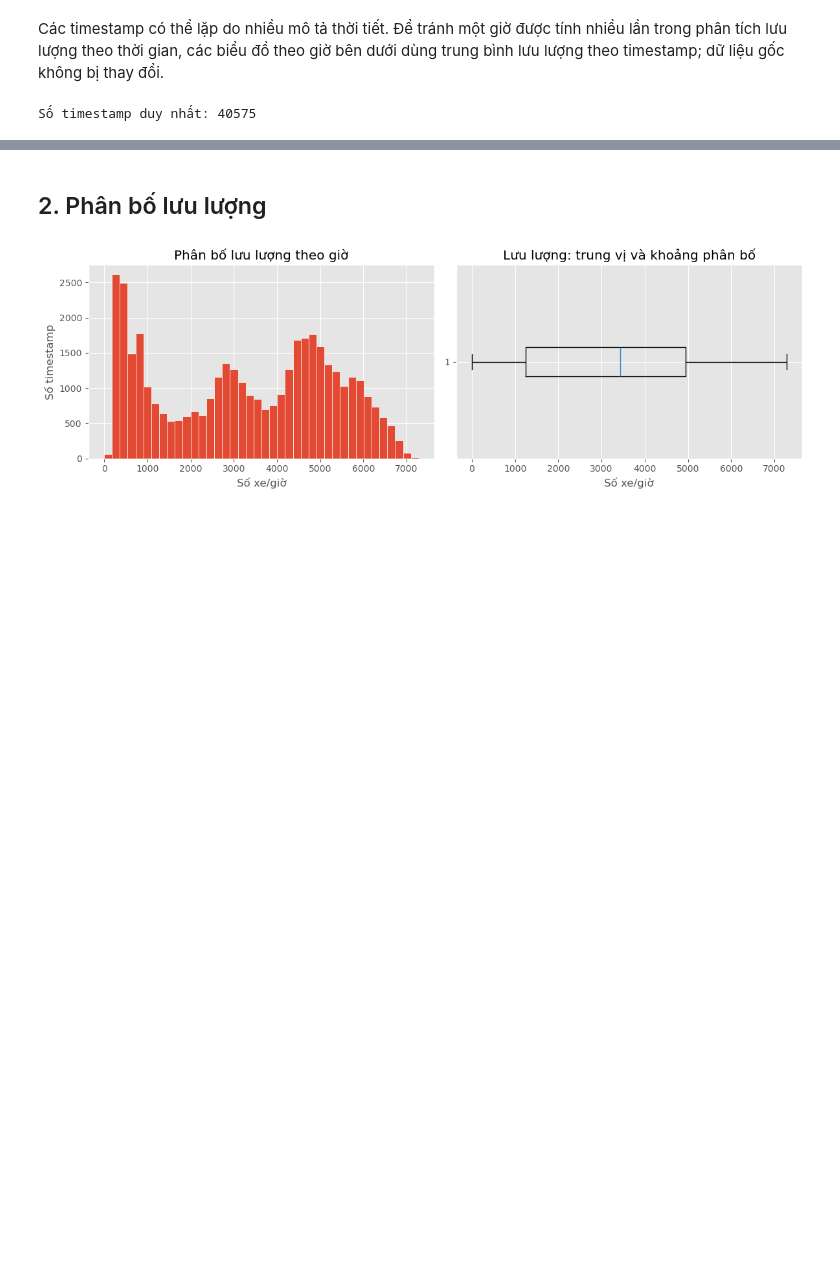
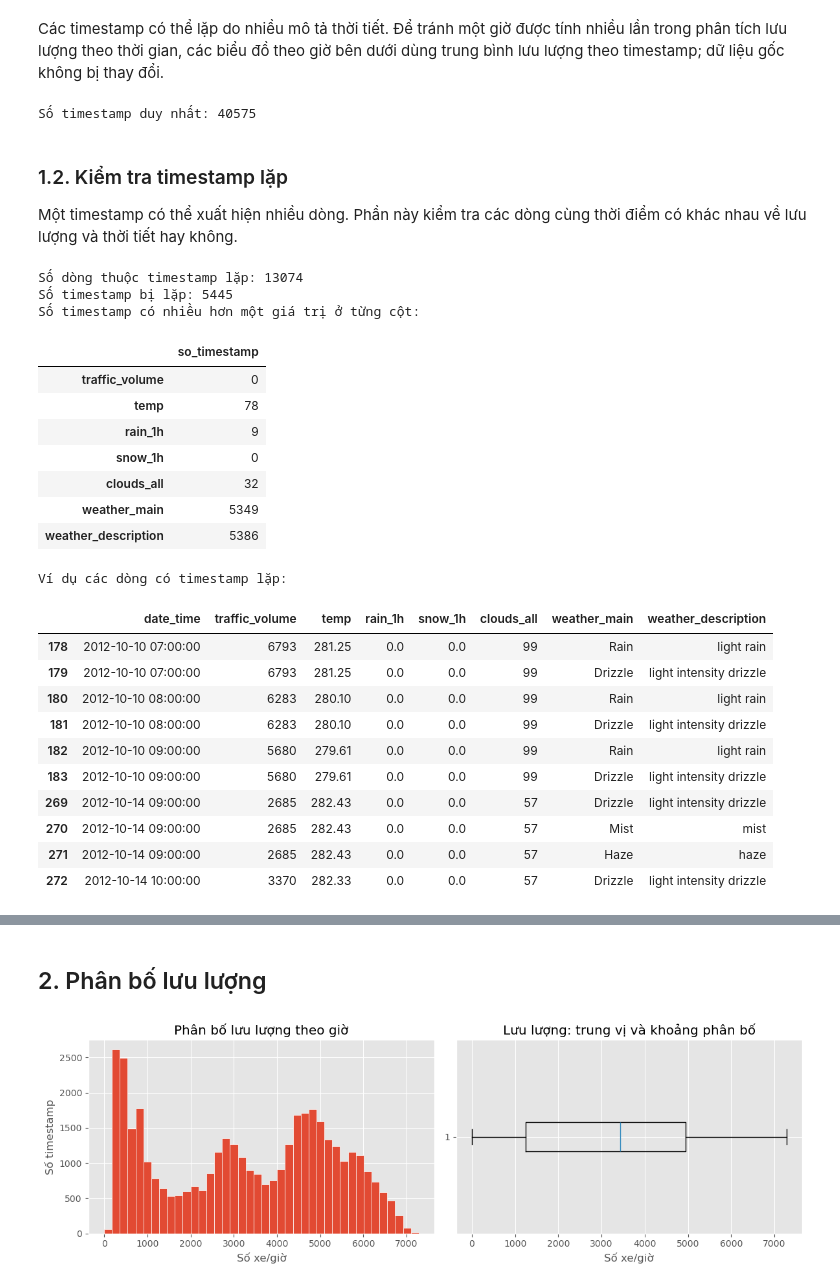
Before and after one commit to HuyTec/SGU_HocMay_2026-2027, a Jupyter notebook: metro_interstate_traffic_volume/notebooks/eda.ipynb, the cells around one changed output, grey strips where cells are left out. Saved outputs shown, nothing was run; the diff lists cells and outputs as text; code cells hidden in the pictures; blank space fills up the shorter version.

```diff
--- a/metro_interstate_traffic_volume/notebooks/eda.ipynb
+++ b/metro_interstate_traffic_volume/notebooks/eda.ipynb
@@ -89,3 +99,70 @@ hourly["month"] = hourly.date_time.dt.month
 print("Số timestamp duy nhất:", len(hourly))
 # %% [output]
 Số timestamp duy nhất: 40575
+# %% [markdown]
+### 1.2. Kiểm tra timestamp lặp
+
+Một timestamp có thể xuất hiện nhiều dòng. Phần này kiểm tra các
+dòng cùng thời điểm có khác nhau về lưu lượng và thời tiết hay không.
+# %%
+valid_time = df.dropna(subset=["date_time"]).copy()
+
+duplicate_rows = valid_time[
+    valid_time.duplicated("date_time", keep=False)
+].sort_values("date_time")
+
+print("Số dòng thuộc timestamp lặp:", len(duplicate_rows))
+print("Số timestamp bị lặp:", duplicate_rows["date_time"].nunique())
+
+columns_to_check = [
+    "traffic_volume",
+    "temp",
+    "rain_1h",
+    "snow_1h",
+    "clouds_all",
+    "weather_main",
+    "weather_description",
+]
+
+timestamp_differences = (
+    duplicate_rows
+    .groupby("date_time")[columns_to_check]
+    .nunique(dropna=False)
+)
+
+print("Số timestamp có nhiều hơn một giá trị ở từng cột:")
+display(
+    timestamp_differences.gt(1)
+    .sum()
+    .rename("so_timestamp")
+    .to_frame()
+)
+
+print("Ví dụ các dòng có timestamp lặp:")
+display(
+    duplicate_rows[["date_time"] + columns_to_check].head(10)
+)
+# %% [output]
+Số dòng thuộc timestamp lặp: 13074
+Số timestamp bị lặp: 5445
+Số timestamp có nhiều hơn một giá trị ở từng cột:
+|  | so_timestamp |
+| traffic_volume | 0 |
+| temp | 78 |
+| rain_1h | 9 |
+| snow_1h | 0 |
+| clouds_all | 32 |
+| weather_main | 5349 |
+| weather_description | 5386 |
+Ví dụ các dòng có timestamp lặp:
+|  | date_time | traffic_volume | temp | rain_1h | snow_1h | clouds_all | weather_main | weather_description |
+| 178 | 2012-10-10 07:00:00 | 6793 | 281.25 | 0.0 | 0.0 | 99 | Rain | light rain |
+| 179 | 2012-10-10 07:00:00 | 6793 | 281.25 | 0.0 | 0.0 | 99 | Drizzle | light intensity drizzle |
+| 180 | 2012-10-10 08:00:00 | 6283 | 280.10 | 0.0 | 0.0 | 99 | Rain | light rain |
+| 181 | 2012-10-10 08:00:00 | 6283 | 280.10 | 0.0 | 0.0 | 99 | Drizzle | light intensity drizzle |
+| 182 | 2012-10-10 09:00:00 | 5680 | 279.61 | 0.0 | 0.0 | 99 | Rain | light rain |
+| 183 | 2012-10-10 09:00:00 | 5680 | 279.61 | 0.0 | 0.0 | 99 | Drizzle | light intensity drizzle |
+| 269 | 2012-10-14 09:00:00 | 2685 | 282.43 | 0.0 | 0.0 | 57 | Drizzle | light intensity drizzle |
+| 270 | 2012-10-14 09:00:00 | 2685 | 282.43 | 0.0 | 0.0 | 57 | Mist | mist |
+| 271 | 2012-10-14 09:00:00 | 2685 | 282.43 | 0.0 | 0.0 | 57 | Haze | haze |
+| 272 | 2012-10-14 10:00:00 | 3370 | 282.33 | 0.0 | 0.0 | 57 | Drizzle | light intensity drizzle |
```
Also changed, not shown: parts of 41 cells of this notebook, 6 other files.
